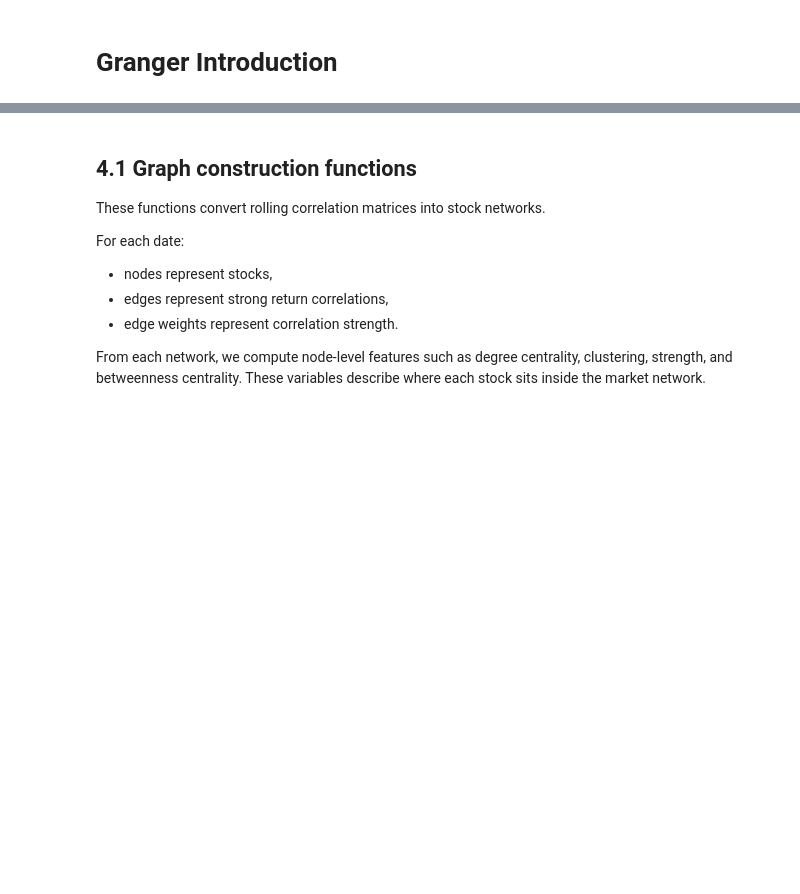
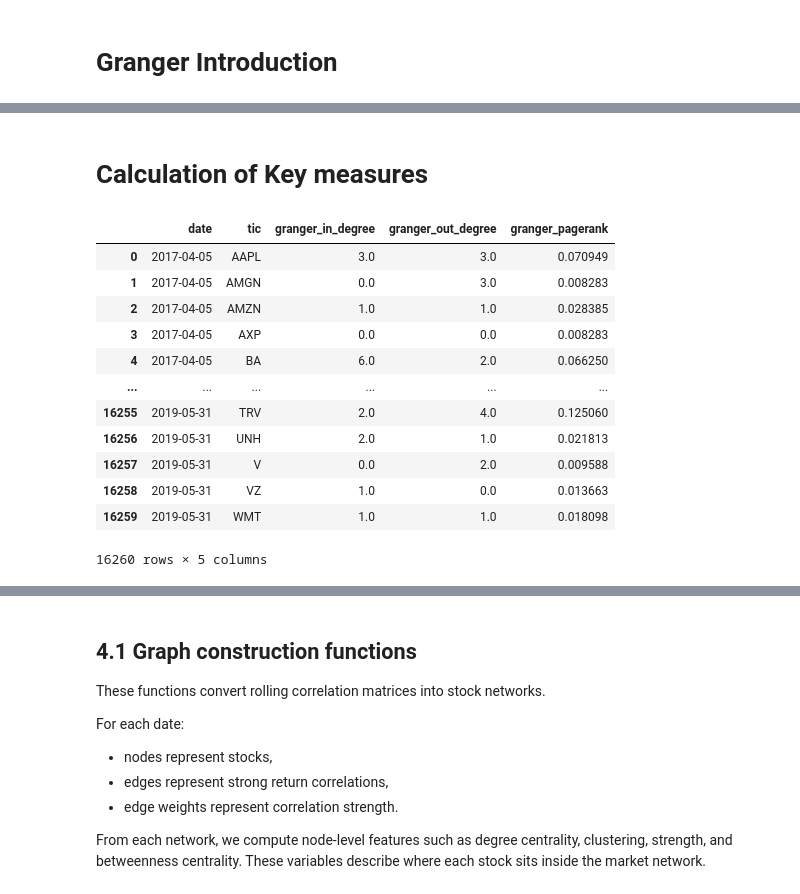
Before and after one commit to Trisrobi/MasterThesis, a Jupyter notebook: V0_Baseline.ipynb, the cells around one changed output, grey strips where cells are left out. Saved outputs shown, nothing was run; the diff lists cells and outputs as text; code cells hidden in the pictures; blank space fills up the shorter version.

```diff
--- a/V0_Baseline.ipynb
+++ b/V0_Baseline.ipynb
@@ -377,0 +478,52 @@ for end in range(window, len(returns)):
+# %% [markdown]
+# Calculation of Key measures
+# %%
+import networkx as nx
+def build_network_dataframe_granger(adjacency_matrices):
+
+    network_data =[]
+    for date, adjacency_matrix in adjacency_matrices.items():
+        adjacency_matrix= adjacency_matrices[date]
+        G = nx.from_pandas_adjacency(adjacency_matrix, create_using=nx.DiGraph)
+
+        # optional: remove zero-weight edges if needed
+        G.remove_edges_from([
+            (u, v) for u, v, d in G.edges(data=True)
+            if d.get("weight", 0) == 0
+        ])
+
+        #print("Nodes:", G.number_of_nodes())
+        #print("Edges:", G.number_of_edges())
+
+        # compute features
+        in_degree = dict(G.in_degree(weight="weight"))
+        out_degree = dict(G.out_degree(weight="weight"))
+        pagerank = nx.pagerank(G, weight="weight")
+
+        # store results
+        network_features = pd.DataFrame({
+            "date": date,
+            "tic": list(G.nodes()),
+            "granger_in_degree": [in_degree.get(tic, 0) for tic in G.nodes()],
+            "granger_out_degree": [out_degree.get(tic, 0) for tic in G.nodes()],
+            "granger_pagerank": [pagerank.get(tic, 0) for tic in G.nodes()],
+        })
+        network_data.append(network_features)
+    return pd.concat(network_data, ignore_index=True)
+# %%
+network_features=build_network_dataframe_granger(granger_adj_matrices)
+network_features
+# %% [output]
+|  | date | tic | granger_in_degree | granger_out_degree | granger_pagerank |
+| 0 | 2017-04-05 | AAPL | 3.0 | 3.0 | 0.070949 |
+| 1 | 2017-04-05 | AMGN | 0.0 | 3.0 | 0.008283 |
+| 2 | 2017-04-05 | AMZN | 1.0 | 1.0 | 0.028385 |
+| 3 | 2017-04-05 | AXP | 0.0 | 0.0 | 0.008283 |
+| 4 | 2017-04-05 | BA | 6.0 | 2.0 | 0.066250 |
+| ... | ... | ... | ... | ... | ... |
+| 16255 | 2019-05-31 | TRV | 2.0 | 4.0 | 0.125060 |
+| 16256 | 2019-05-31 | UNH | 2.0 | 1.0 | 0.021813 |
+| 16257 | 2019-05-31 | V | 0.0 | 2.0 | 0.009588 |
+| 16258 | 2019-05-31 | VZ | 1.0 | 0.0 | 0.013663 |
+| 16259 | 2019-05-31 | WMT | 1.0 | 1.0 | 0.018098 |
+16260 rows × 5 columns
```
Also changed, not shown: parts of 14 cells of this notebook, 2 other files.
